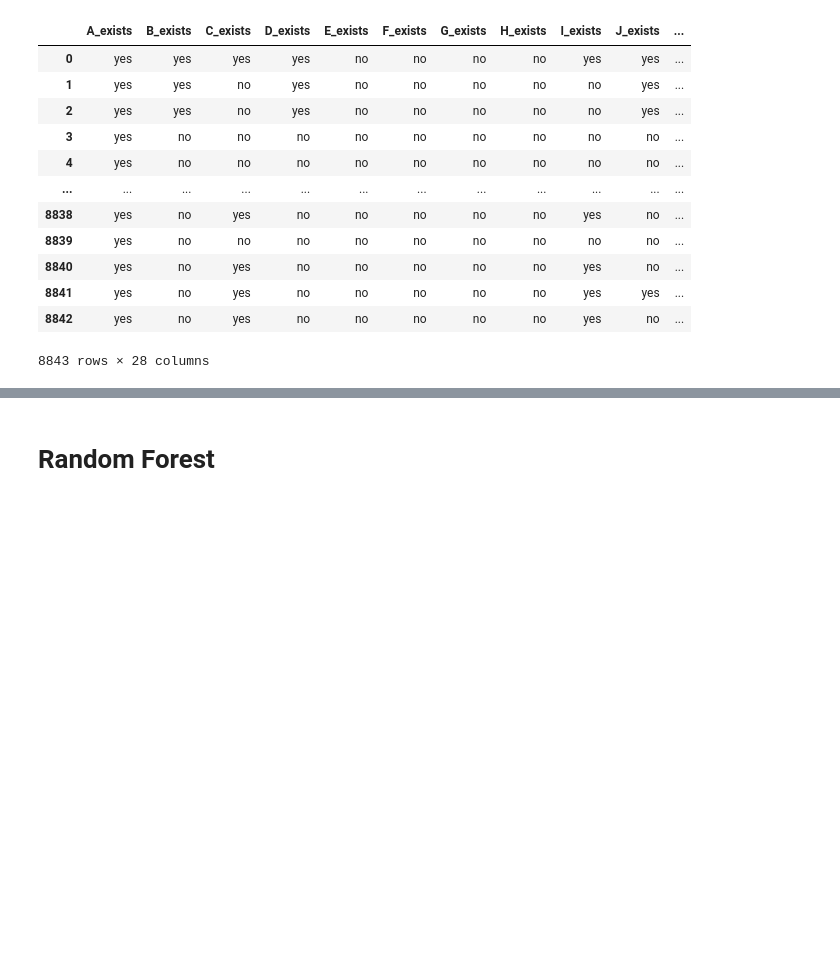
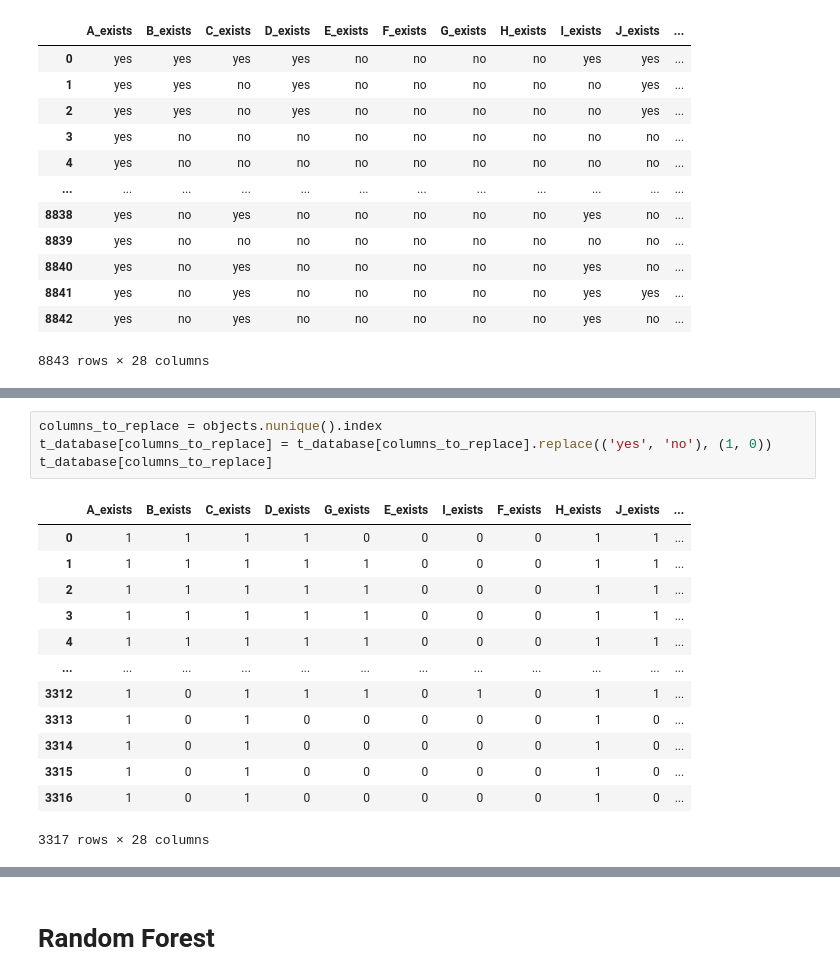
Before and after one commit to PatrykGrzegorek/Decision-tree-biomedical-time-series-classification, a Jupyter notebook: implementation.ipynb, the cells around one changed output, grey strips where cells are left out. Saved outputs shown, nothing was run; the diff lists cells and outputs as text; blank space fills up the shorter version.

```diff
--- a/implementation.ipynb
+++ b/implementation.ipynb
@@ -189,0 +293,18 @@ objects
+# %%
+columns_to_replace = objects.nunique().index
+t_database[columns_to_replace] = t_database[columns_to_replace].replace(('yes', 'no'), (1, 0))
+t_database[columns_to_replace]
+# %% [output]
+|  | A_exists | B_exists | C_exists | D_exists | G_exists | E_exists | I_exists | F_exists | H_exists | J_exists | ... |
+| 0 | 1 | 1 | 1 | 1 | 0 | 0 | 0 | 0 | 1 | 1 | ... |
+| 1 | 1 | 1 | 1 | 1 | 1 | 0 | 0 | 0 | 1 | 1 | ... |
+| 2 | 1 | 1 | 1 | 1 | 1 | 0 | 0 | 0 | 1 | 1 | ... |
+| 3 | 1 | 1 | 1 | 1 | 1 | 0 | 0 | 0 | 1 | 1 | ... |
+| 4 | 1 | 1 | 1 | 1 | 1 | 0 | 0 | 0 | 1 | 1 | ... |
+| ... | ... | ... | ... | ... | ... | ... | ... | ... | ... | ... | ... |
+| 3312 | 1 | 0 | 1 | 1 | 1 | 0 | 1 | 0 | 1 | 1 | ... |
+| 3313 | 1 | 0 | 1 | 0 | 0 | 0 | 0 | 0 | 1 | 0 | ... |
+| 3314 | 1 | 0 | 1 | 0 | 0 | 0 | 0 | 0 | 1 | 0 | ... |
+| 3315 | 1 | 0 | 1 | 0 | 0 | 0 | 0 | 0 | 1 | 0 | ... |
+| 3316 | 1 | 0 | 1 | 0 | 0 | 0 | 0 | 0 | 1 | 0 | ... |
+3317 rows × 28 columns
```
Also changed, not shown: parts of 49 cells of this notebook.
